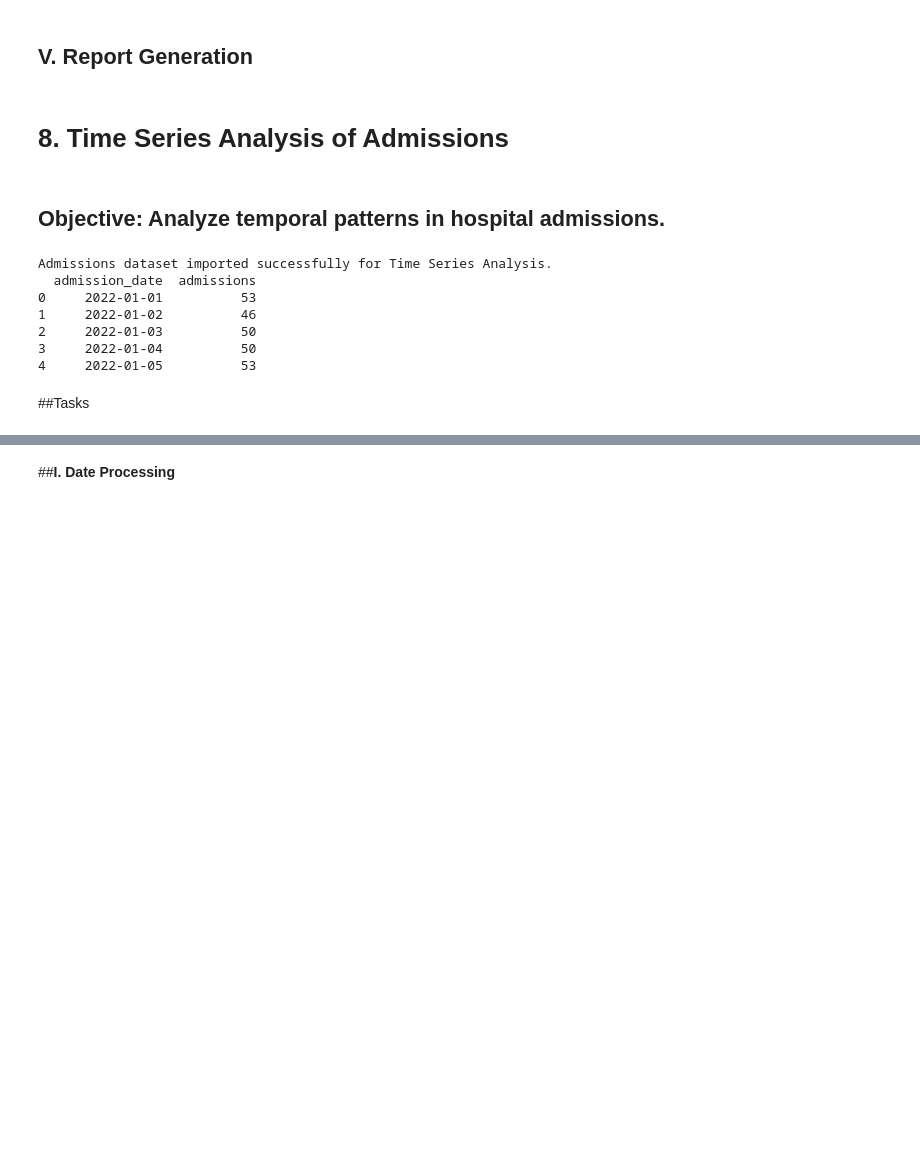
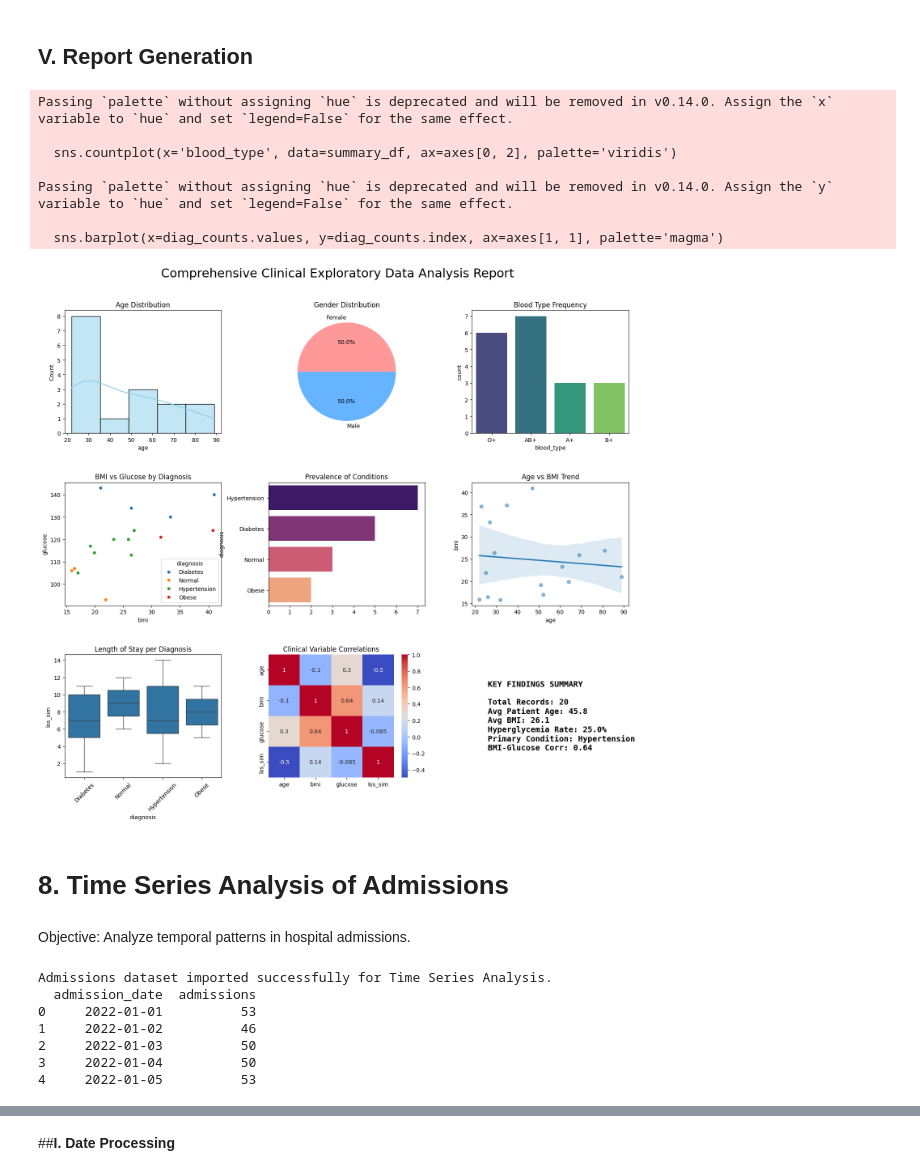
Before and after one commit to Fentahun60/Fentahun, a Jupyter notebook: Data_Science_Training Emerald.ipynb, the cells around one changed output, grey strips where cells are left out. Saved outputs shown, nothing was run; the diff lists cells and outputs as text; code cells hidden in the pictures; blank space fills up the shorter version.

```diff
--- a/Data_Science_Training Emerald.ipynb
+++ b/Data_Science_Training Emerald.ipynb
@@ -1466,9 +1691,84 @@ Vitals Data Head:
 # %% [markdown]
 ## **V. Report Generation**
+# %%
+import matplotlib.pyplot as plt
+import seaborn as sns
+import pandas as pd
+import numpy as np
+
+# 1. Prepare Data
+summary_df = df_patients.copy()
+summary_df['gender'] = summary_df['gender'].replace({'F': 'Female', 'M': 'Male'})
+
+# 2. Create the Dashboard (3x3 Grid)
+fig, axes = plt.subplots(3, 3, figsize=(18, 15))
+plt.subplots_adjust(hspace=0.4, wspace=0.3)
+
+# Viz 1: Age Distribution
+sns.histplot(summary_df['age'], kde=True, ax=axes[0, 0], color='skyblue')
+axes[0, 0].set_title('Age Distribution')
+
+# Viz 2: Gender Balance
+gender_data = summary_df['gender'].value_counts()
+axes[0, 1].pie(gender_data, labels=gender_data.index, autopct='%1.1f%%', colors=['#ff9999','#66b3ff'])
+axes[0, 1].set_title('Gender Distribution')
+
+# Viz 3: Blood Type Frequency
+sns.countplot(x='blood_type', data=summary_df, ax=axes[0, 2], palette='viridis')
+axes[0, 2].set_title('Blood Type Frequency')
+
+# Viz 4: BMI vs Glucose Correlation
+sns.scatterplot(x='bmi', y='glucose', hue='diagnosis', data=summary_df, ax=axes[1, 0])
+axes[1, 0].set_title('BMI vs Glucose by Diagnosis')
+
+# Viz 5: Diagnosis Prevalence
+diag_counts = summary_df['diagnosis'].value_counts()
+sns.barplot(x=diag_counts.values, y=diag_counts.index, ax=axes[1, 1], palette='magma')
+axes[1, 1].set_title('Prevalence of Conditions')
+
+# Viz 6: Age vs BMI Regression
+sns.regplot(x='age', y='bmi', data=summary_df, ax=axes[1, 2], scatter_kws={'alpha':0.5})
+axes[1, 2].set_title('Age vs BMI Trend')
+
+# Viz 7: Length of Stay by Diagnosis (Simulated)
+summary_df['los_sim'] = np.random.randint(1, 15, len(summary_df))
+sns.boxplot(x='diagnosis', y='los_sim', data=summary_df, ax=axes[2, 0])
+axes[2, 0].set_title('Length of Stay per Diagnosis')
+plt.setp(axes[2, 0].get_xticklabels(), rotation=45)
+
+# Viz 8: Correlation Heatmap
+corr = summary_df[['age', 'bmi', 'glucose', 'los_sim']].corr()
+sns.heatmap(corr, annot=True, cmap='coolwarm', ax=axes[2, 1])
+axes[2, 1].set_title('Clinical Variable Correlations')
+
+# Viz 9: Key Findings Summary Table (Text Panel)
+axes[2, 2].axis('off')
+findings = [
+    f"Total Records: {len(summary_df)}",
+    f"Avg Patient Age: {summary_df['age'].mean():.1f}",
+    f"Avg BMI: {summary_df['bmi'].mean():.1f}",
+    f"Hyperglycemia Rate: {(summary_df['glucose'] >= 126).mean()*100:.1f}%",
+    f"Primary Condition: {summary_df['diagnosis'].mode()[0]}",
+    f"BMI-Glucose Corr: {summary_df['bmi'].corr(summary_df['glucose']):.2f}"
+]
+axes[2, 2].text(0.1, 0.5, "KEY FINDINGS SUMMARY\n\n" + "\n".join(findings),
+               fontsize=14, weight='bold', verticalalignment='center', family='monospace')
+
+plt.suptitle('Comprehensive Clinical Exploratory Data Analysis Report', fontsize=22, y=0.95)
+plt.show()
+# %% [output]
+Passing `palette` without assigning `hue` is deprecated and will be removed in v0.14.0. Assign the `x` variable to `hue` and set `legend=False` for the same effect.
+
+  sns.countplot(x='blood_type', data=summary_df, ax=axes[0, 2], palette='viridis')
+
+Passing `palette` without assigning `hue` is deprecated and will be removed in v0.14.0. Assign the `y` variable to `hue` and set `legend=False` for the same effect.
+
+  sns.barplot(x=diag_counts.values, y=diag_counts.index, ax=axes[1, 1], palette='magma')
+[figure, added]
 # %% [markdown]
 # **8. Time Series Analysis of Admissions**
 # %% [markdown]
-## Objective: Analyze temporal patterns in hospital admissions.
+Objective: Analyze temporal patterns in hospital admissions.
 # %%
 import pandas as pd
 import gdown
@@ -1493,5 +1793,3 @@ Admissions dataset imported successfully for Time Series Analysis.
 2     2022-01-03          50
 3     2022-01-04          50
 4     2022-01-05          53
-# %% [markdown]
-##Tasks
```
Also changed, not shown: parts of 50 cells of this notebook.
